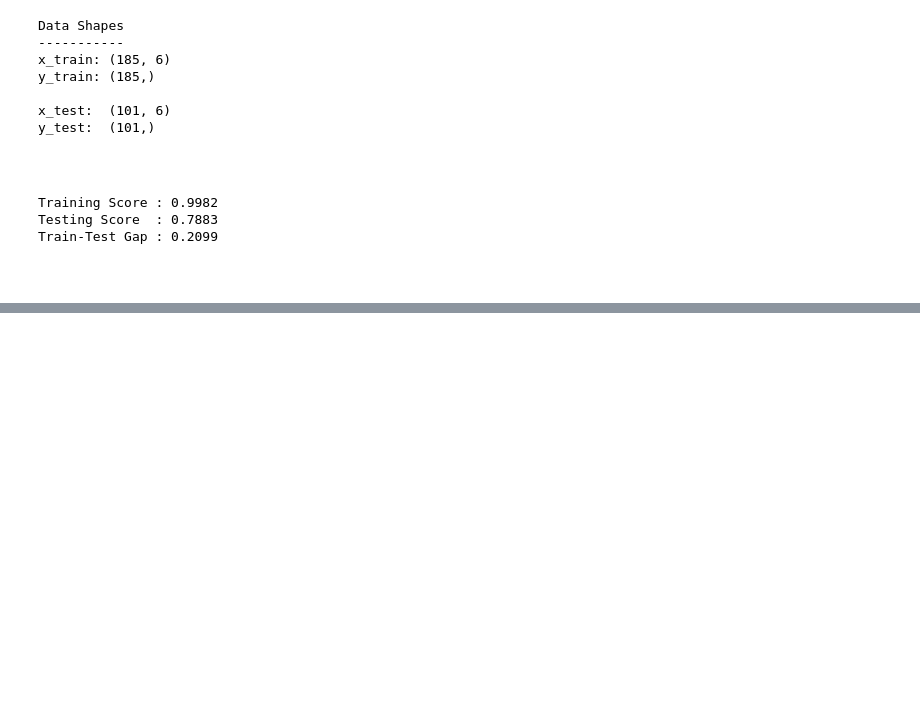
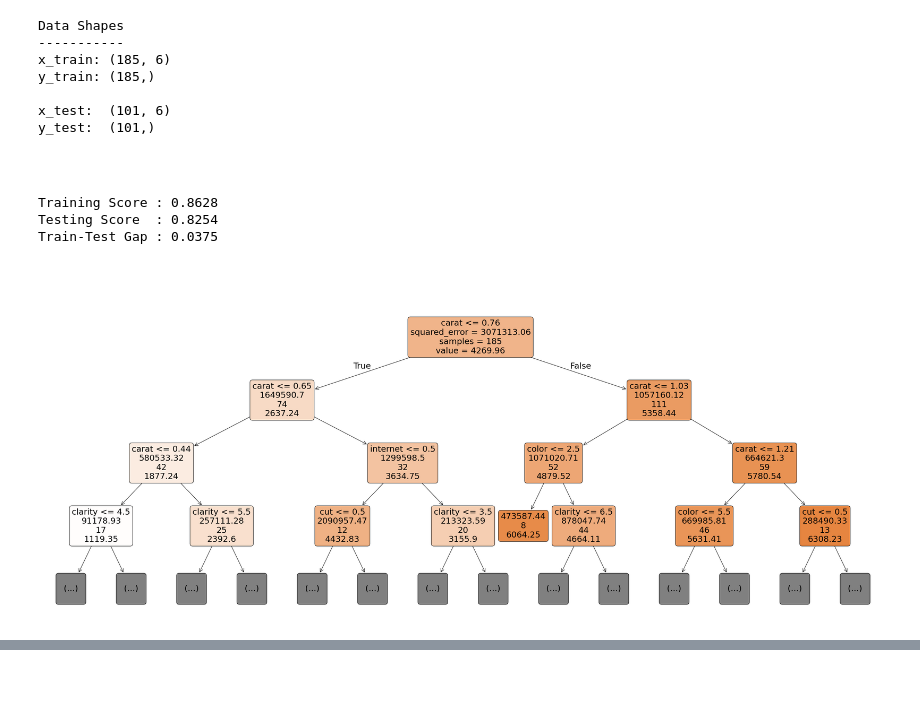
Before and after one commit to d-vrey/business_analysis_structured_data, a Jupyter notebook: Script 05 - Nonparametric Modeling with Regression Trees - Guided.ipynb, the cells around one changed output, grey strips where cells are left out. Drawn from its saved outputs; the diff is of its cells as text; code cells hidden in the pictures; blank space fills up the shorter version.

```diff
--- a/Script 05 - Nonparametric Modeling with Regression Trees - Guided.ipynb
+++ b/Script 05 - Nonparametric Modeling with Regression Trees - Guided.ipynb
@@ -380,8 +380,8 @@ y_test:  (101,)
 model_name = 'Best Diamonds'
 
 # INSTANTIATING a model object - CHANGE THIS AS NEEDED
-model = DecisionTreeRegressor(max_depth        = None,
-                              min_samples_leaf = 1,
+model = DecisionTreeRegressor(max_depth        = 5,
+                              min_samples_leaf = 6,
                               random_state     = 702)
 
 
@@ -404,25 +404,28 @@ print('Training Score :', round(model_train_score, ndigits = 4))
 print('Testing Score  :', round(model_test_score, ndigits = 4))
 print('Train-Test Gap :', round(model_gap, ndigits = 4))
 # %% [output]
-Training Score : 0.9982
-Testing Score  : 0.7883
-Train-Test Gap : 0.2099
+Training Score : 0.8628
+Testing Score  : 0.8254
+Train-Test Gap : 0.0375
 # %% [markdown]
 <br>
 # %%
 # setting figure size
 plt.figure(figsize=(40, 15)) # adjust this as needed
 
 
 # developing a plotted tree
 plot_tree(decision_tree = model, # changing to pruned_tree_fit
           feature_names = x_train.columns,
           filled        = True,
           rounded       = True,
           fontsize      = 22,
+          max_depth     =3, # restricting to see better
           label         = 'root', # optional asthetics
-          precision     = 0)
+          precision     = 2)
 
 
 # rendering the plot
 plt.show()
+# %% [output]
+[figure, added]
```
Also changed, not shown: parts of 3 cells of this notebook.
